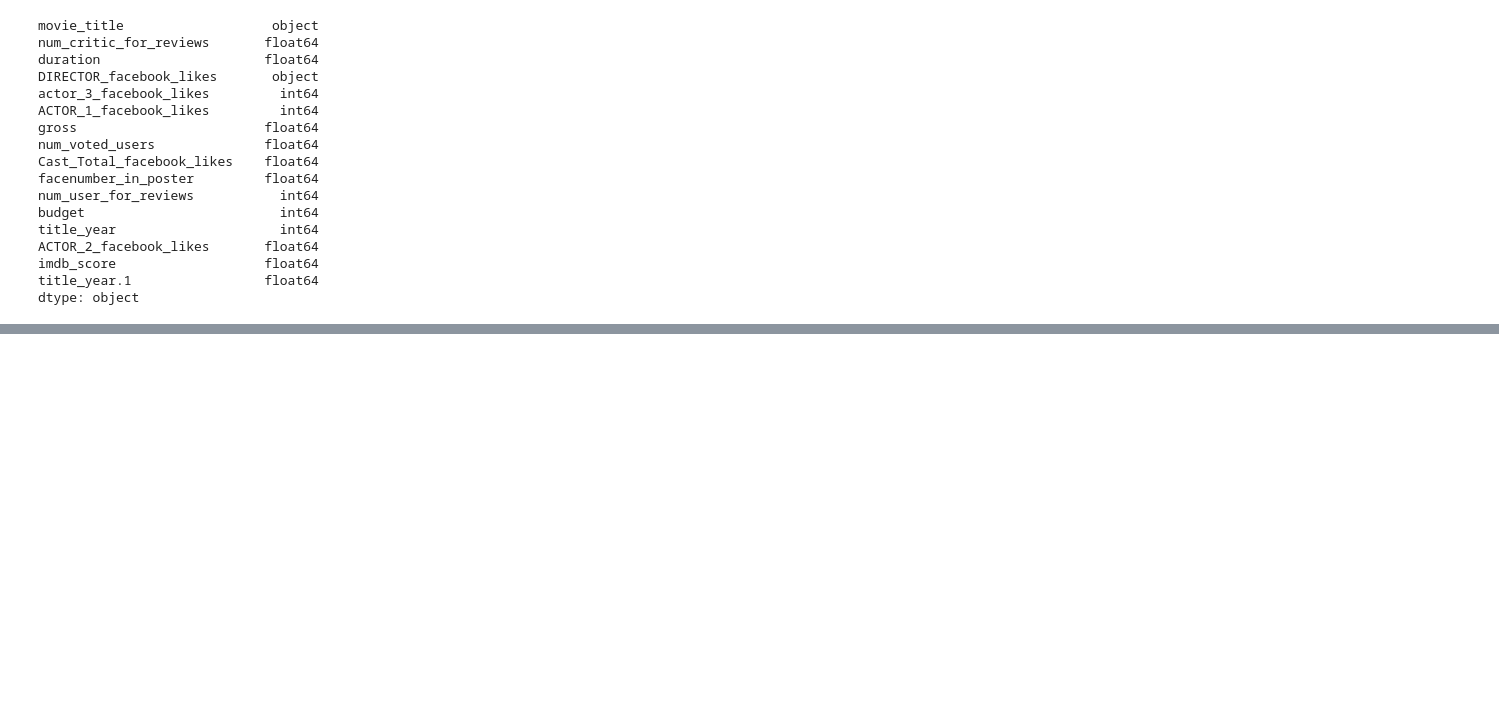
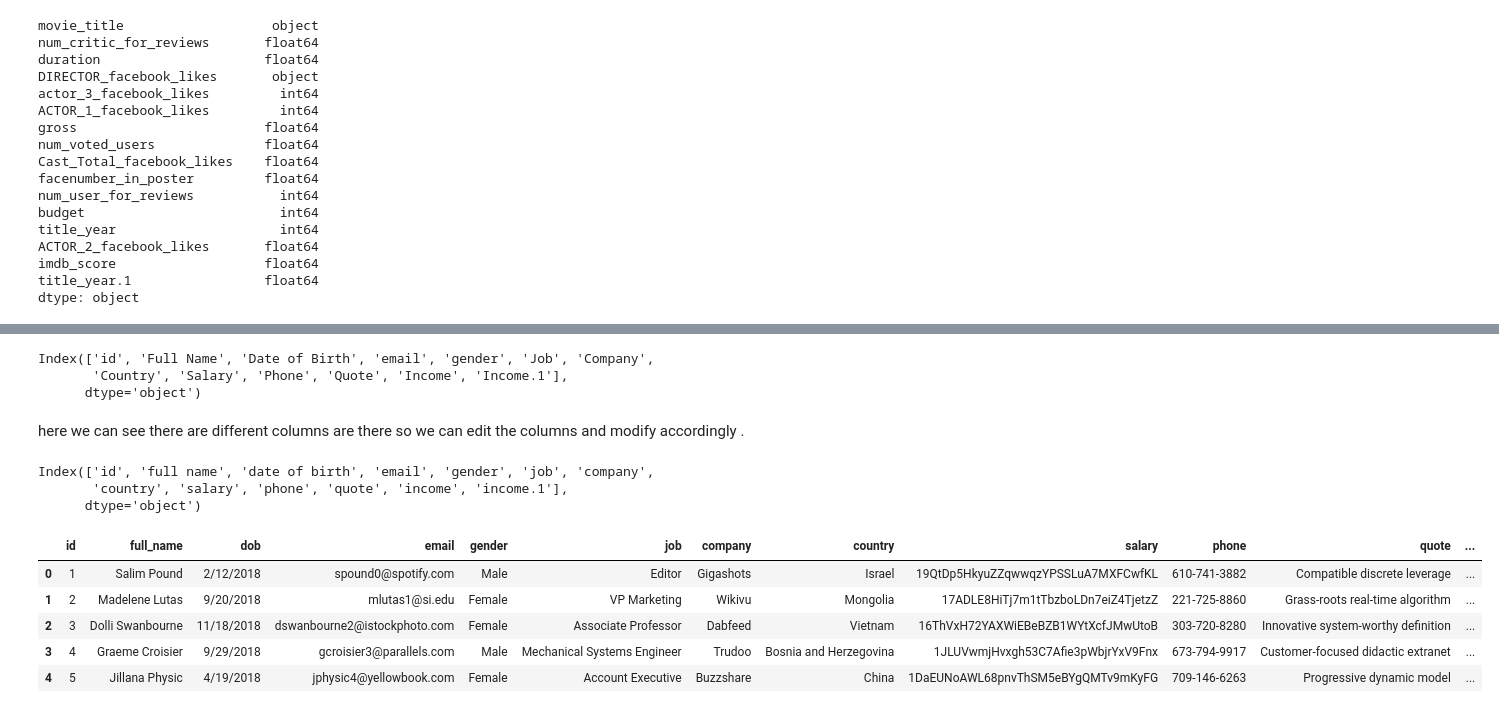
Before and after one commit to soumyadeep28/Data-Science, a Jupyter notebook: Data Science Basics/Data_preparation/data_cleaning/Data_cleaning.ipynb, the cells around one changed output, grey strips where cells are left out. Saved outputs shown, nothing was run; the diff lists cells and outputs as text; code cells hidden in the pictures; blank space fills up the shorter version.

```diff
--- a/Data_preparation/data_cleaning/Data_cleaning.ipynb
+++ b/Data Science Basics/Data_preparation/data_cleaning/Data_cleaning.ipynb
@@ -407,0 +410,2 @@ dtype: object
+# %%
+df = pd.read_csv('dataset.csv')
@@ -407,0 +421,27 @@ dtype: object
+# %%
+df.columns
+# %% [output]
+Index(['id', 'Full Name', 'Date of Birth', 'email', 'gender', 'Job', 'Company',
+       'Country', 'Salary', 'Phone', 'Quote', 'Income', 'Income.1'],
+      dtype='object')
+# %% [markdown]
+here we can see there are different columns are there so we can edit the columns and modify accordingly .
+# %%
+df.columns = df.columns.str.lower()
+# %%
+df.columns
+# %% [output]
+Index(['id', 'full name', 'date of birth', 'email', 'gender', 'job', 'company',
+       'country', 'salary', 'phone', 'quote', 'income', 'income.1'],
+      dtype='object')
+# %%
+df.rename(columns={'full name':'full_name' , 'date of birth':'dob'} , inplace=True)
+# %%
+df.head()
+# %% [output]
+|  | id | full_name | dob | email | gender | job | company | country | salary | phone | quote | ... |
+| 0 | 1 | Salim Pound | 2/12/2018 | spound0@spotify.com | Male | Editor | Gigashots | Israel | 19QtDp5HkyuZZqwwqzYPSSLuA7MXFCwfKL | 610-741-3882 | Compatible discrete leverage | ... |
+| 1 | 2 | Madelene Lutas | 9/20/2018 | mlutas1@si.edu | Female | VP Marketing | Wikivu | Mongolia | 17ADLE8HiTj7m1tTbzboLDn7eiZ4TjetzZ | 221-725-8860 | Grass-roots real-time algorithm | ... |
+| 2 | 3 | Dolli Swanbourne | 11/18/2018 | dswanbourne2@istockphoto.com | Female | Associate Professor | Dabfeed | Vietnam | 16ThVxH72YAXWiEBeBZB1WYtXcfJMwUtoB | 303-720-8280 | Innovative system-worthy definition | ... |
+| 3 | 4 | Graeme Croisier | 9/29/2018 | gcroisier3@parallels.com | Male | Mechanical Systems Engineer | Trudoo | Bosnia and Herzegovina | 1JLUVwmjHvxgh53C7Afie3pWbjrYxV9Fnx | 673-794-9917 | Customer-focused didactic extranet | ... |
+| 4 | 5 | Jillana Physic | 4/19/2018 | jphysic4@yellowbook.com | Female | Account Executive | Buzzshare | China | 1DaEUNoAWL68pnvThSM5eBYgQMTv9mKyFG | 709-146-6263 | Progressive dynamic model | ... |
```
Also changed, not shown: parts of 2 cells of this notebook, 7 other files.
